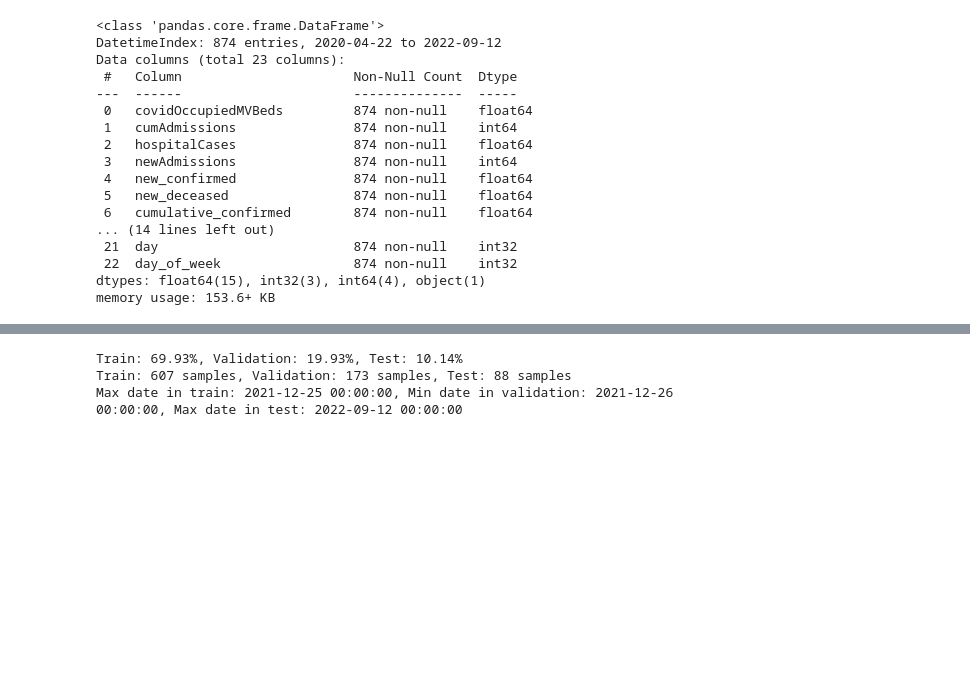
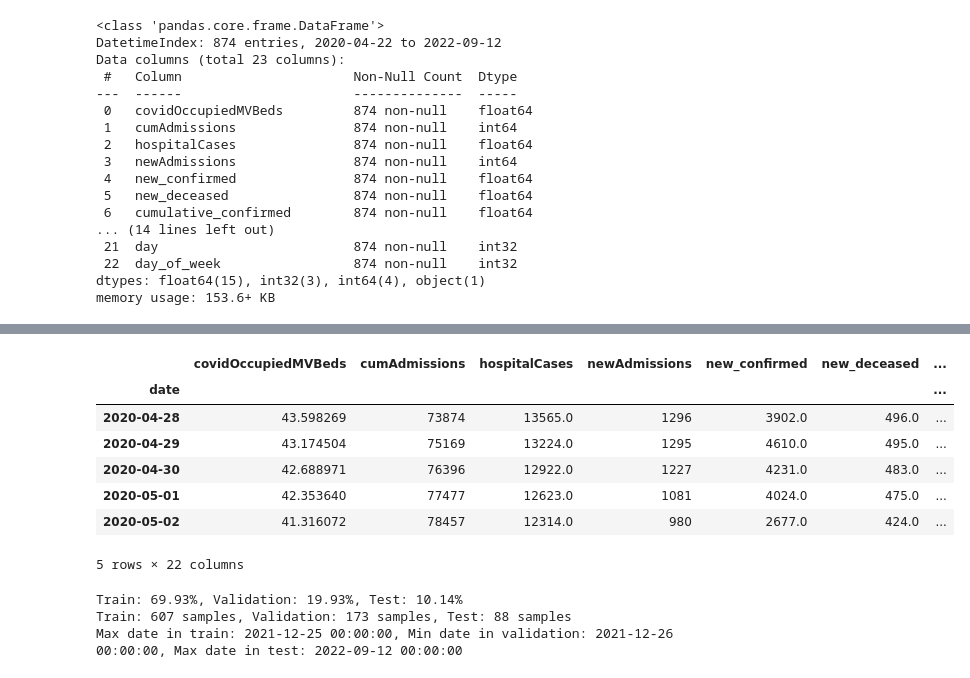
Before and after one commit to michaelajao/data_driven_vaccination, a Jupyter notebook: src_code/working _code/forecasting.ipynb, the cells around one changed output, grey strips where cells are left out. Saved outputs shown, nothing was run; the diff lists cells and outputs as text; code cells hidden in the pictures; blank space fills up the shorter version.

```diff
--- a/src_code/working _code/forecasting.ipynb
+++ b/src_code/working _code/forecasting.ipynb
@@ -355,6 +361,30 @@ merged_data.drop(
     ],
     inplace=True,
 )
+# %%
+# Set the target variable
+target = "covidOccupiedMVBeds"
+
+seasonal_period = 7
+auto_stationary = AutoStationaryTransformer(seasonal_period=seasonal_period)
+
+# Fit and transform the target column to make it stationary
+data_stat = auto_stationary.fit_transform(merged_data[[target]], freq="D")
+
+# Replace the original target values with the transformed stationary values
+merged_data[target] = data_stat.values
+
+# Print the transformed data to check
+merged_data.head()
+# %% [output]
+|  | covidOccupiedMVBeds | cumAdmissions | hospitalCases | newAdmissions | new_confirmed | new_deceased | ... |
+| date |  |  |  |  |  |  | ... |
+| 2020-04-28 | 43.598269 | 73874 | 13565.0 | 1296 | 3902.0 | 496.0 | ... |
+| 2020-04-29 | 43.174504 | 75169 | 13224.0 | 1295 | 4610.0 | 495.0 | ... |
+| 2020-04-30 | 42.688971 | 76396 | 12922.0 | 1227 | 4231.0 | 483.0 | ... |
+| 2020-05-01 | 42.353640 | 77477 | 12623.0 | 1081 | 4024.0 | 475.0 | ... |
+| 2020-05-02 | 41.316072 | 78457 | 12314.0 | 980 | 2677.0 | 424.0 | ... |
+5 rows × 22 columns
 # %%
 # Calculate split points
 total_days = date_range.days
```
Also changed, not shown: parts of 6 cells of this notebook, 46 other files.
